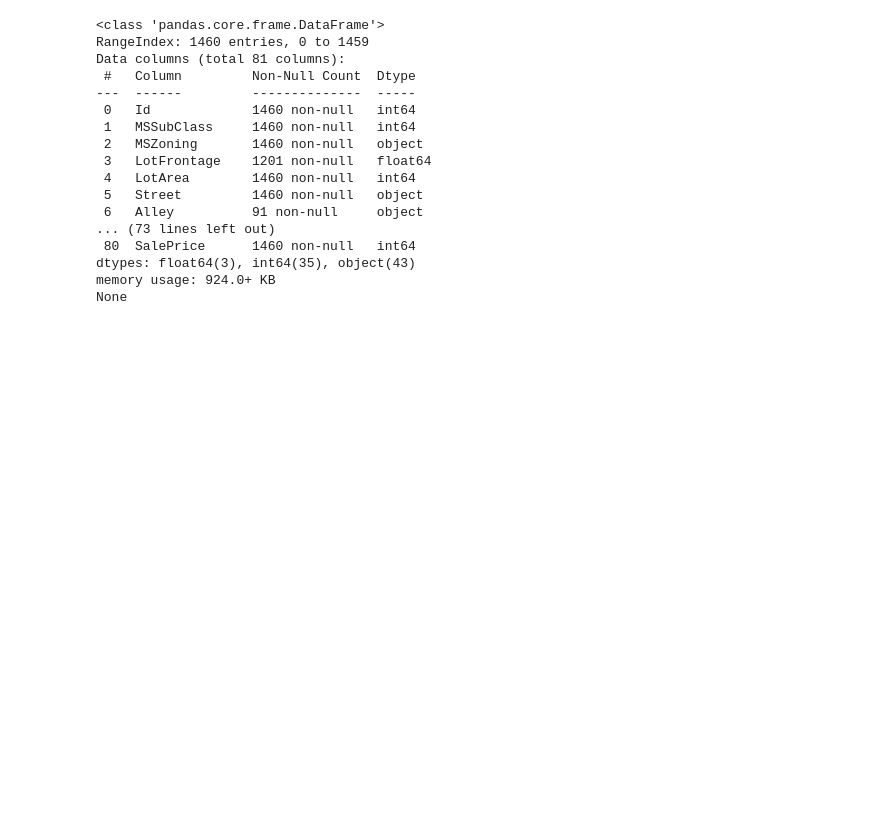
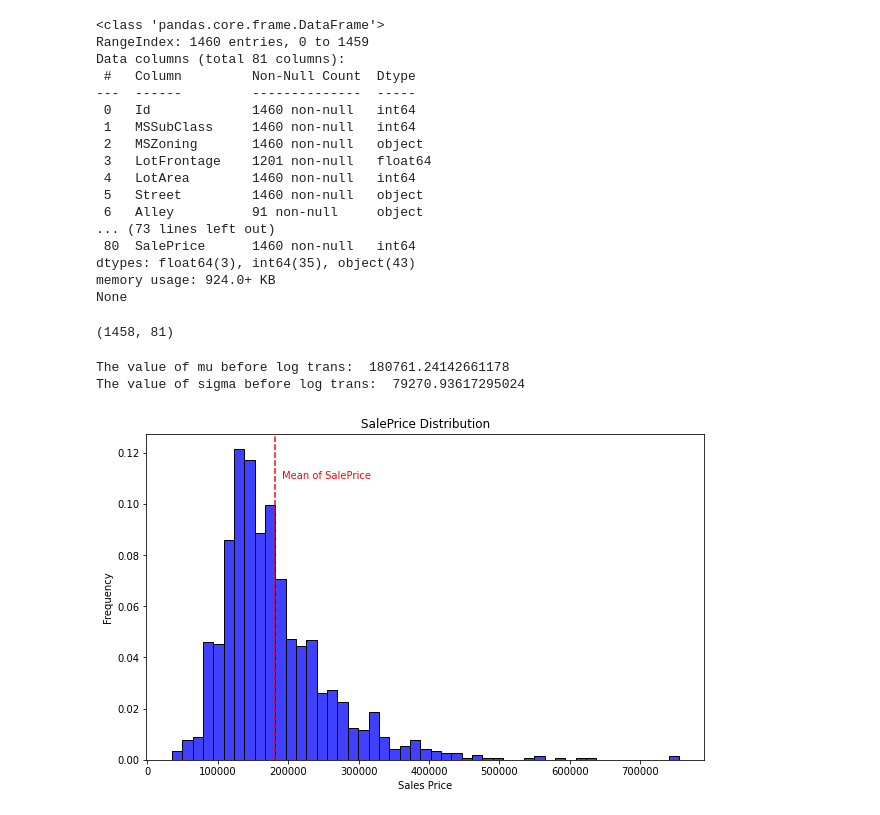
Before and after one commit to tiobi/personal_kaggle, a Jupyter notebook: house-prices/1st_submission.ipynb, the cells around one changed output. Saved outputs shown, nothing was run; the diff lists cells and outputs as text; code cells hidden in the pictures; blank space fills up the shorter version.

```diff
--- a/house-prices/1st_submission.ipynb
+++ b/house-prices/1st_submission.ipynb
@@ -34,3 +34,11 @@ Data columns (total 81 columns):
 dtypes: float64(3), int64(35), object(43)
 memory usage: 924.0+ KB
 None
+# %%
+train_data.drop(train_data[(train_data['OverallQual'] < 4) & (train_data['SalePrice'] > 200000)].index, inplace = True)
+train_data.drop(train_data[(train_data['OverallCond'] < 4) & (train_data['SalePrice'] > 200000)].index, inplace = True)
+train_data.reset_index(drop = True, inplace = True)
+# %%
+train_data.shape
+# %% [output]
+(1458, 81)
@@ -36,0 +47,19 @@ None
+# %%
+(mu, sigma) = norm.fit(train_data['SalePrice'])
+print("The value of mu before log trans: ", mu)
+print("The value of sigma before log trans: ", sigma)
+
+fig, ax = plt.subplots(figsize = (10, 6))
+sns.histplot(train_data['SalePrice'], color = "b", stat = "probability")
+ax.xaxis.grid(False)
+ax.set(ylabel = "Frequency")
+ax.set(xlabel = "Sales Price")
+ax.set(title = "SalePrice Distribution")
+
+plt.axvline(mu, color = 'r', LineStyle = '--')
+plt.text(mu+10000, 0.11, 'Mean of SalePrice', color = 'r')
+fig.show()
+# %% [output]
+The value of mu before log trans:  180761.24142661178
+The value of sigma before log trans:  79270.93617295024
+[figure, added]
```
Also changed, not shown: parts of 4 cells of this notebook.
